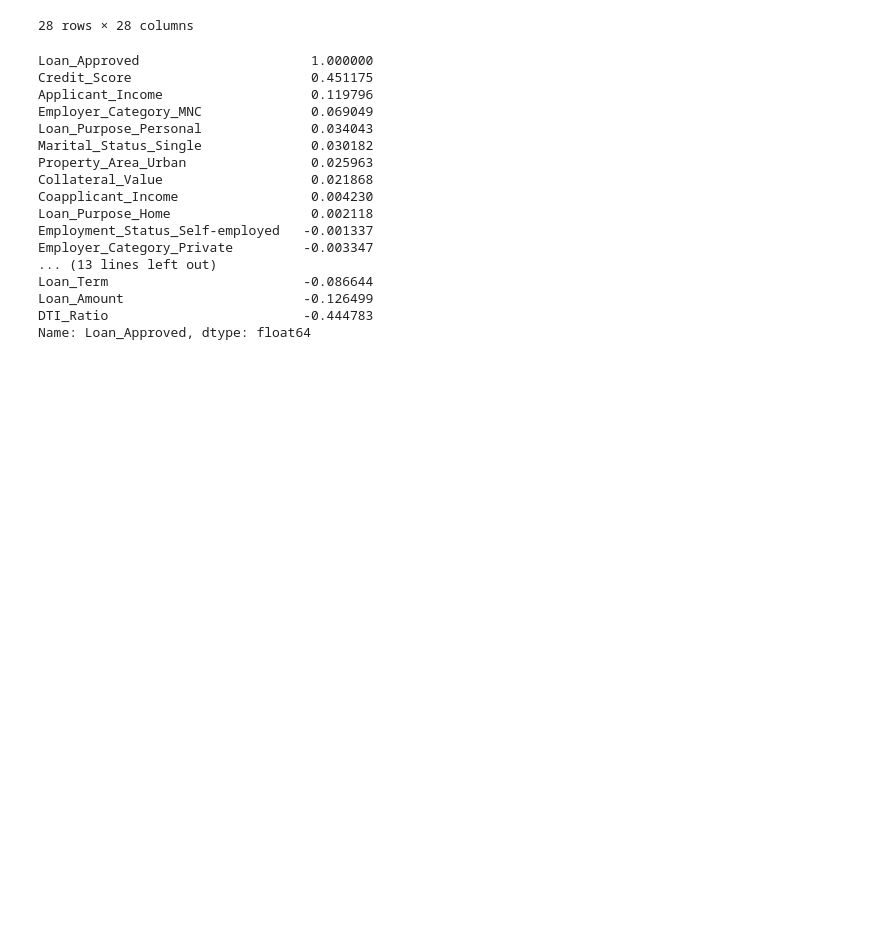
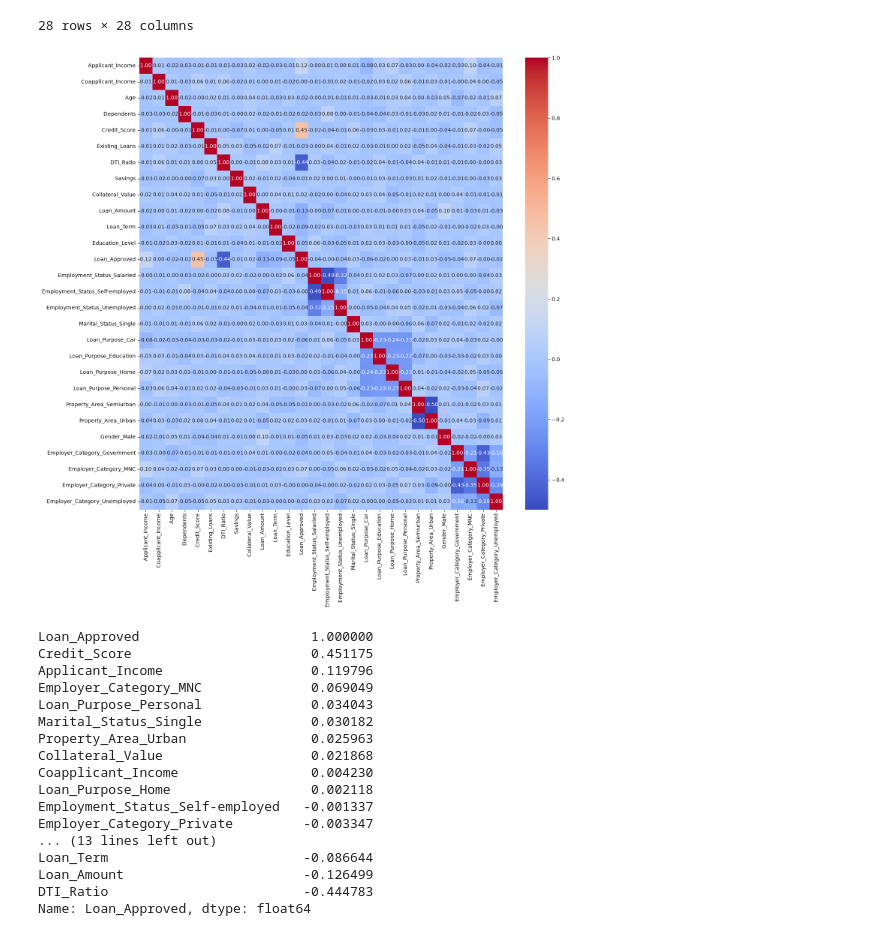
Before and after one commit to hamzakhanafridi/Machine_Learning_Complete_Course_With_Codes_-_Projects, a Jupyter notebook: Day-27- Project_Loan_Approval/Loan_approval_system.ipynb, the cells around one changed output. Drawn from its saved outputs; the diff is of its cells as text; code cells hidden in the pictures; blank space fills up the shorter version.

```diff
--- a/Day-27- Project_Loan_Approval/Loan_approval_system.ipynb
+++ b/Day-27- Project_Loan_Approval/Loan_approval_system.ipynb
@@ -256,6 +256,18 @@ cor
 | Employer_Category_Private | -0.044639 | 0.004312 | -0.012960 | 0.030197 | -0.000049 | -0.019306 | -0.003506 | ... |
 | Employer_Category_Unemployed | -0.011995 | -0.047929 | 0.072462 | -0.054147 | -0.046087 | 0.045391 | 0.026018 | ... |
 28 rows × 28 columns
+# %%
+# Drawing HeatMap
+plt.figure(figsize=(15,15))
+sns.heatmap(
+    cor,
+    annot=True,
+    fmt='.2f',
+    cmap='coolwarm'
+)
+plt.tight_layout()
+# %% [output]
+[figure, added]
 # %%
 # To check output column relationship with all
 num.corr()['Loan_Approved'].sort_values(ascending=False)
```
Also changed, not shown: parts of 9 cells of this notebook, 1 other file.
